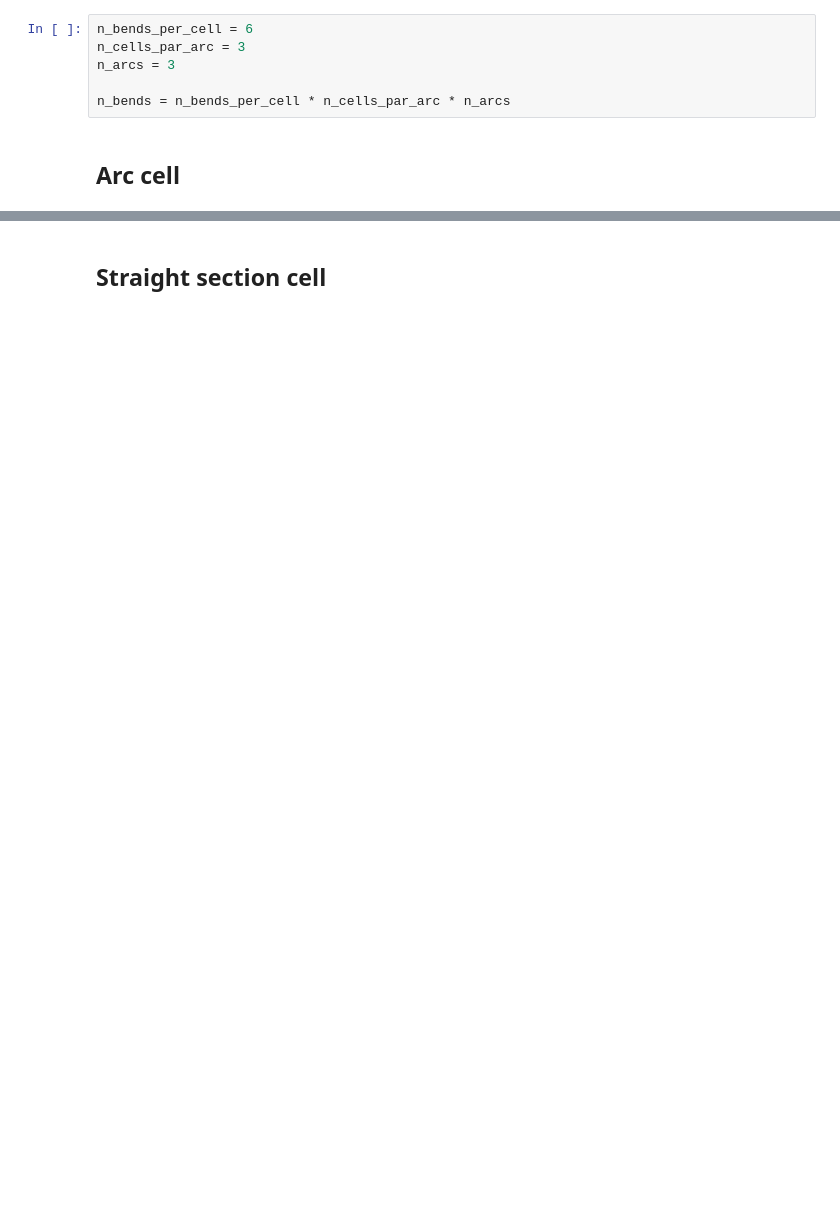
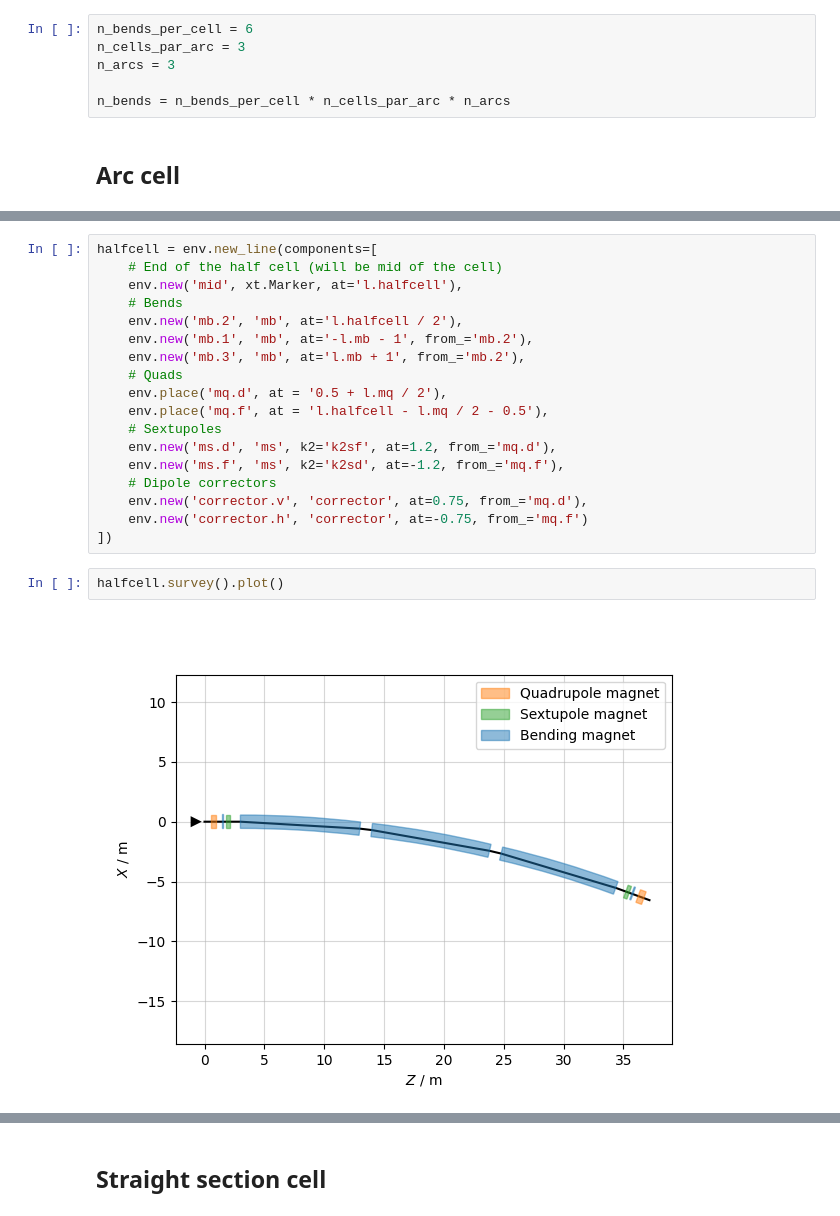
Before and after one commit to xsuite/tutorial_lattice_design, a Jupyter notebook: notebook_00_ring.ipynb, the cells around one changed output, grey strips where cells are left out. Saved outputs shown, nothing was run; the diff lists cells and outputs as text; blank space fills up the shorter version.

```diff
--- a/notebook_00_ring.ipynb
+++ b/notebook_00_ring.ipynb
@@ -46 +52,23 @@ Arc half-cell length: 38.0
+# %%
+halfcell = env.new_line(components=[
+    # End of the half cell (will be mid of the cell)
+    env.new('mid', xt.Marker, at='l.halfcell'),
+    # Bends
+    env.new('mb.2', 'mb', at='l.halfcell / 2'),
+    env.new('mb.1', 'mb', at='-l.mb - 1', from_='mb.2'),
+    env.new('mb.3', 'mb', at='l.mb + 1', from_='mb.2'),
+    # Quads
+    env.place('mq.d', at = '0.5 + l.mq / 2'),
+    env.place('mq.f', at = 'l.halfcell - l.mq / 2 - 0.5'),
+    # Sextupoles
+    env.new('ms.d', 'ms', k2='k2sf', at=1.2, from_='mq.d'),
+    env.new('ms.f', 'ms', k2='k2sd', at=-1.2, from_='mq.f'),
+    # Dipole correctors
+    env.new('corrector.v', 'corrector', at=0.75, from_='mq.d'),
+    env.new('corrector.h', 'corrector', at=-0.75, from_='mq.f')
+])
+# %%
+halfcell.survey().plot()
+# %% [output]
+[figure, added]
 # %%
```
Also changed, not shown: parts of 56 cells of this notebook.
